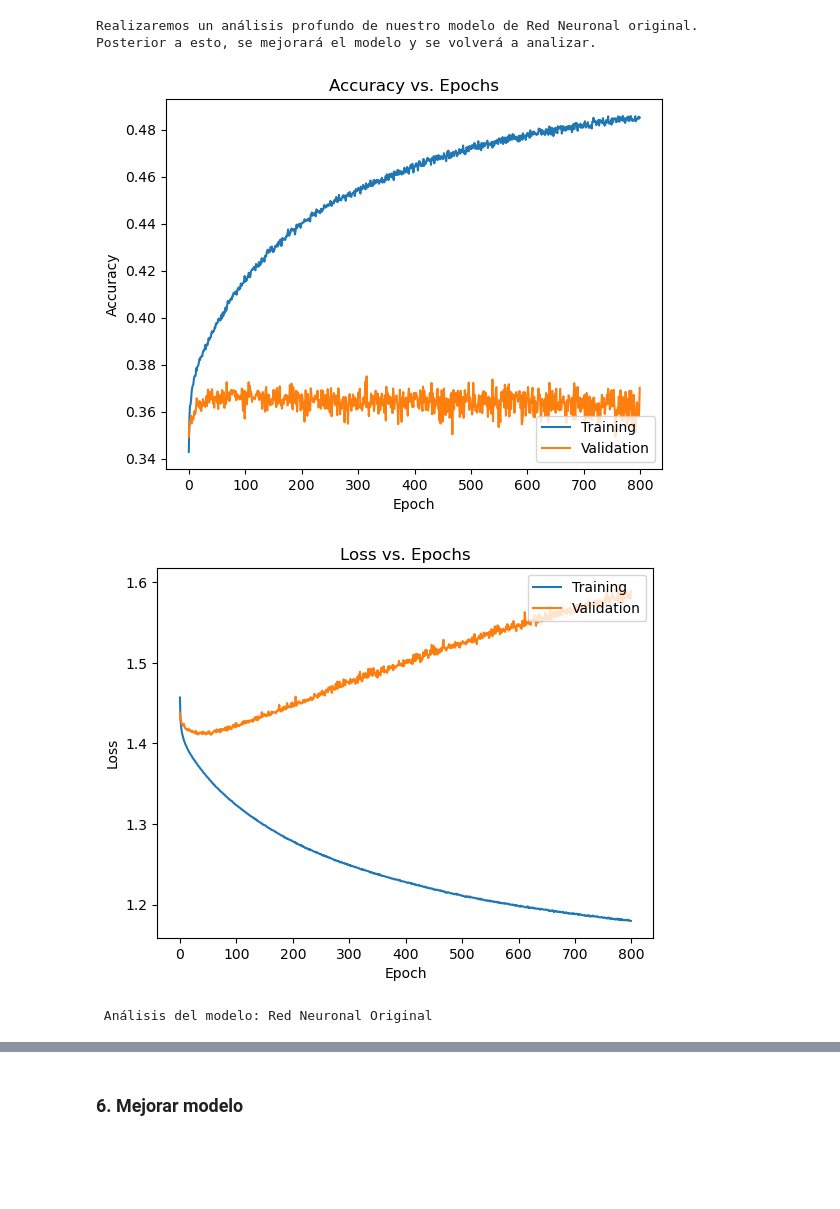
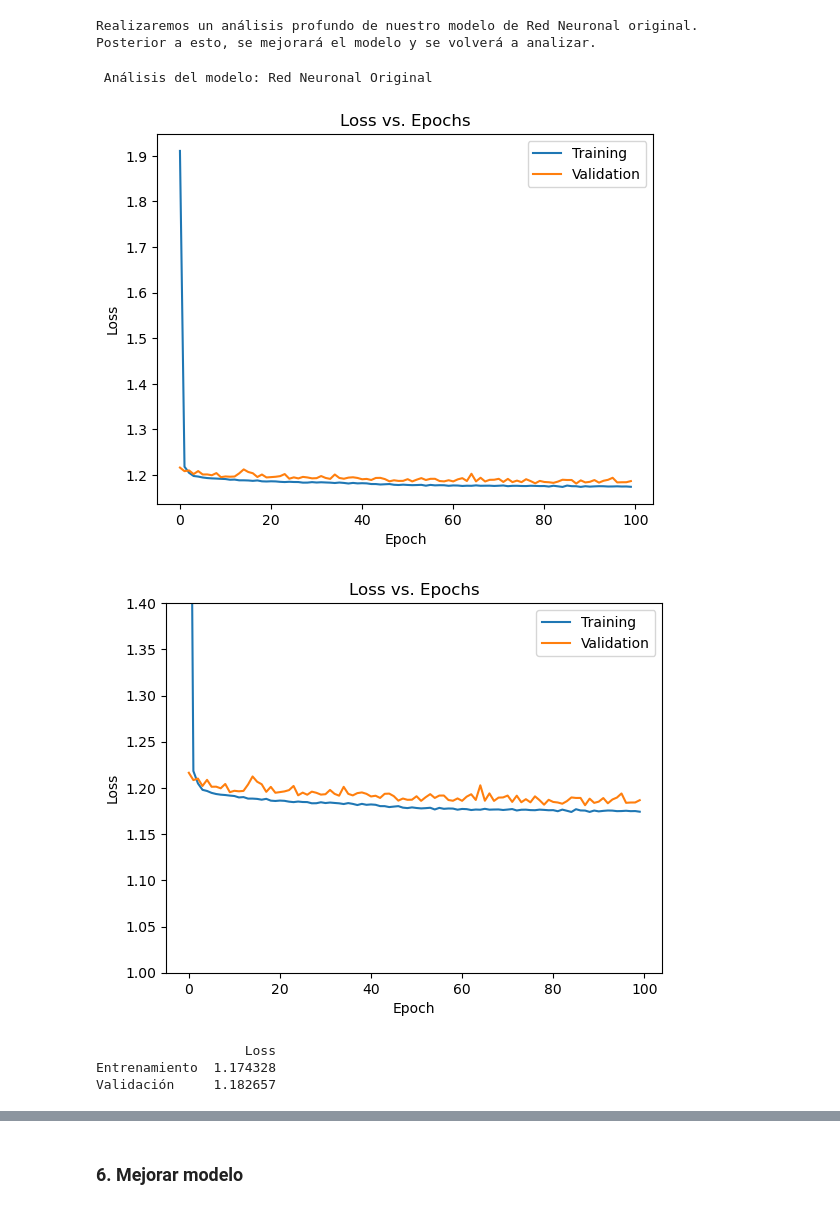
Before and after one commit to Dany-Loda/MLConFramework, a Jupyter notebook: PortafolioImplementacion_RedNeuronal_RecomendacionMovieLens.ipynb, the cells around one changed output, grey strips where cells are left out. Drawn from its saved outputs; the diff is of its cells as text; code cells hidden in the pictures; blank space fills up the shorter version.

```diff
--- a/PortafolioImplementacion_RedNeuronal_RecomendacionMovieLens.ipynb
+++ b/PortafolioImplementacion_RedNeuronal_RecomendacionMovieLens.ipynb
@@ -216,8 +215,7 @@ genre_mapping = dict(data_genre[['genre_id', 'genre_name']].values)
 merged_data['genre_name'] = merged_data['movie_id'].apply(obtener_genre_name)
 
 # Seleccionar las columnas de interés
-final_data = merged_data[['user_id', 'movie_id', 'age', 'gender',
-       'occupation', 'genre_name', 'rating']] # Quitamos la columna timestamp, zip_code y genre_id
+final_data = merged_data[['user_id', 'movie_id', 'age', 'gender', 'genre_name', 'rating']] # Quitamos la columna timestamp, zip_code y genre_id
 
 # Mostrar el DataFrame resultante
 print("-----------* Datos combinados con éxito \n")
@@ -311,7 +300,7 @@ Continuaremos explorando otros modelos...
 #### *Random Forest*
 # %%
 # Crear el modelo de Random Forest
-random_forest_model = RandomForestClassifier(n_estimators=300, random_state=42)
+random_forest_model = RandomForestRegressor(n_estimators=300, random_state=42)
 print("-----------* Creación del segundo modelo con éxito \n")
 
 # Entrenar el modelo en los datos de entrenamiento
@@ -321,7 +310,7 @@ print("-----------* Segundo modelo entrenado con éxito \n")
 
 # Realizar predicciones en el conjunto de prueba y evaluar el modelo
 print("Evaluación del segundo modelo: Random Forest \n")
-evaluar_modelo_multiclase(random_forest_model, X_test_encoded, y_test_encoded)
+evaluar_modelo(random_forest_model, X_test_encoded, y_test_encoded)
 
 # Despliegue de conclusión
 print("""
@@ -400,29 +343,22 @@ Continuaremos explorando otros modelos...
 # %%
-# Hacemos uso de los datos escalados
-
-# Convierte las etiquetas a formato one-hot
-y_train_encoded_adjusted = y_train_encoded - 1 # Resta 1 a tus etiquetas para que estén en el rango de 0 a 4
-y_test_encoded_adjusted = y_test_encoded - 1 # Resta 1 a tus etiquetas para que estén en el rango de 0 a 4
-
-y_train_one_hot = to_categorical(y_train_encoded_adjusted, num_classes=5)
-y_test_one_hot = to_categorical(y_test_encoded_adjusted, num_classes=5)
-
+# Establece la semilla aleatoria en NumPy para la aleatoriedad controlada
+np.random.seed(0)
 
 # Crea tu modelo
 model_nn = set_nn_model_architecture()
 
-print("-----------* Creación del cuarto modelo con éxito \n")
+print("-----------* Creación del tercer modelo con éxito \n")
 
-# Define el optimizador (puedes cambiarlo según tus necesidades)
-adam = tf.keras.optimizers.legacy.Adam(learning_rate=0.0001)
+# Define el optimizador
+adam = tf.keras.optimizers.legacy.Adam(learning_rate=0.001)
 
 # Compila el modelo
-model_nn.compile(optimizer=adam, loss='categorical_crossentropy', metrics=['accuracy'])
+model_nn.compile(optimizer=adam, loss='mean_squared_error')
 
 # Entrena el modelo
-training_history = model_nn.fit(X_train_scaled, y_train_one_hot, epochs=800, validation_split=0.15, batch_size=40)
+training_history = model_nn.fit(X_train_scaled, y_train_encoded, epochs=100, validation_split=0.15)
 
-print("-----------* Cuarto modelo entrenado con éxito \n")
+print("-----------* Tercer modelo entrenado con éxito \n")
 # %% [output]
 Model: "my_sequential_model"
 _________________________________________________________________
@@ -494,12 +422,25 @@ Posterior a esto, se mejorará el modelo y se volverá a analizar.
 # %% [output]
 Realizaremos un análisis profundo de nuestro modelo de Red Neuronal original.
 Posterior a esto, se mejorará el modelo y se volverá a analizar.
-# %%
-plot_acc_loss(training_history) # Observamos su exactitud y pérdida a lo largo de las epochs
-# %% [output]
-[figure, removed]
-[figure, removed]
-# %%
-print("\n Análisis del modelo: Red Neuronal Original \n")
-# %% [output]
- Análisis del modelo: Red Neuronal Original
+# %%
+print("\n Análisis del modelo: Red Neuronal Original \n")
+#plt.ylim(1.1, 7)
+plot_acc_loss(training_history) # Observamos su exactitud y pérdida a lo largo de las epochs
+
+plt.ylim(1, 1.4)
+plot_acc_loss(training_history) # hacemos zoom
+
+
+# Crear un nuevo DataFrame con las métricas finales
+df_last_metrics = pd.DataFrame({
+    'Loss': [training_history.history['loss'][-1], training_history.history['val_loss'][-1]]
+}, index=['Entrenamiento', 'Validación'])
+
+print(df_last_metrics)
+# %% [output]
+ Análisis del modelo: Red Neuronal Original
+[figure, added]
+[figure, added]
+                   Loss
+Entrenamiento  1.174328
+Validación     1.182657
```
Also changed, not shown: parts of 27 cells of this notebook.
